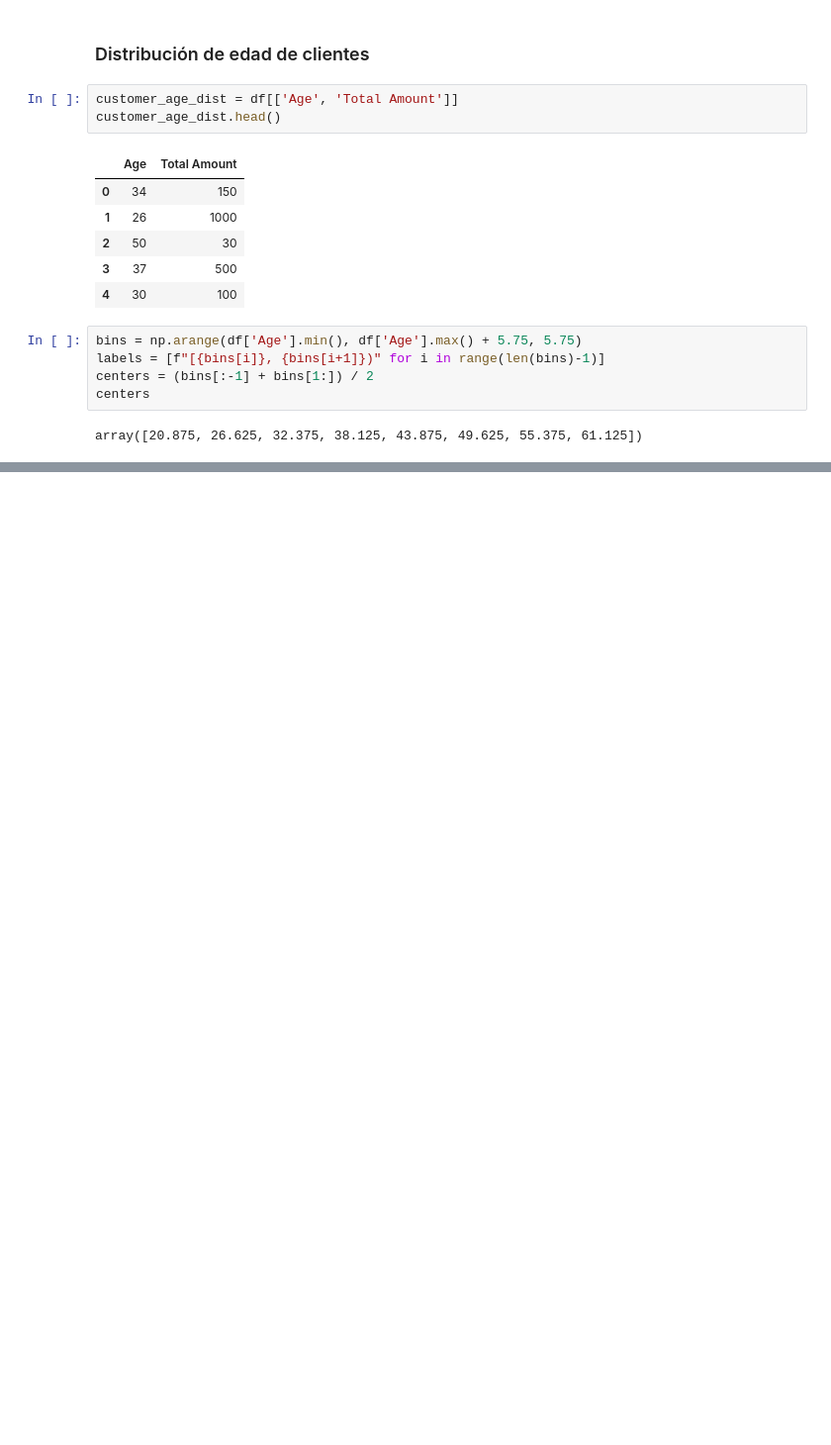
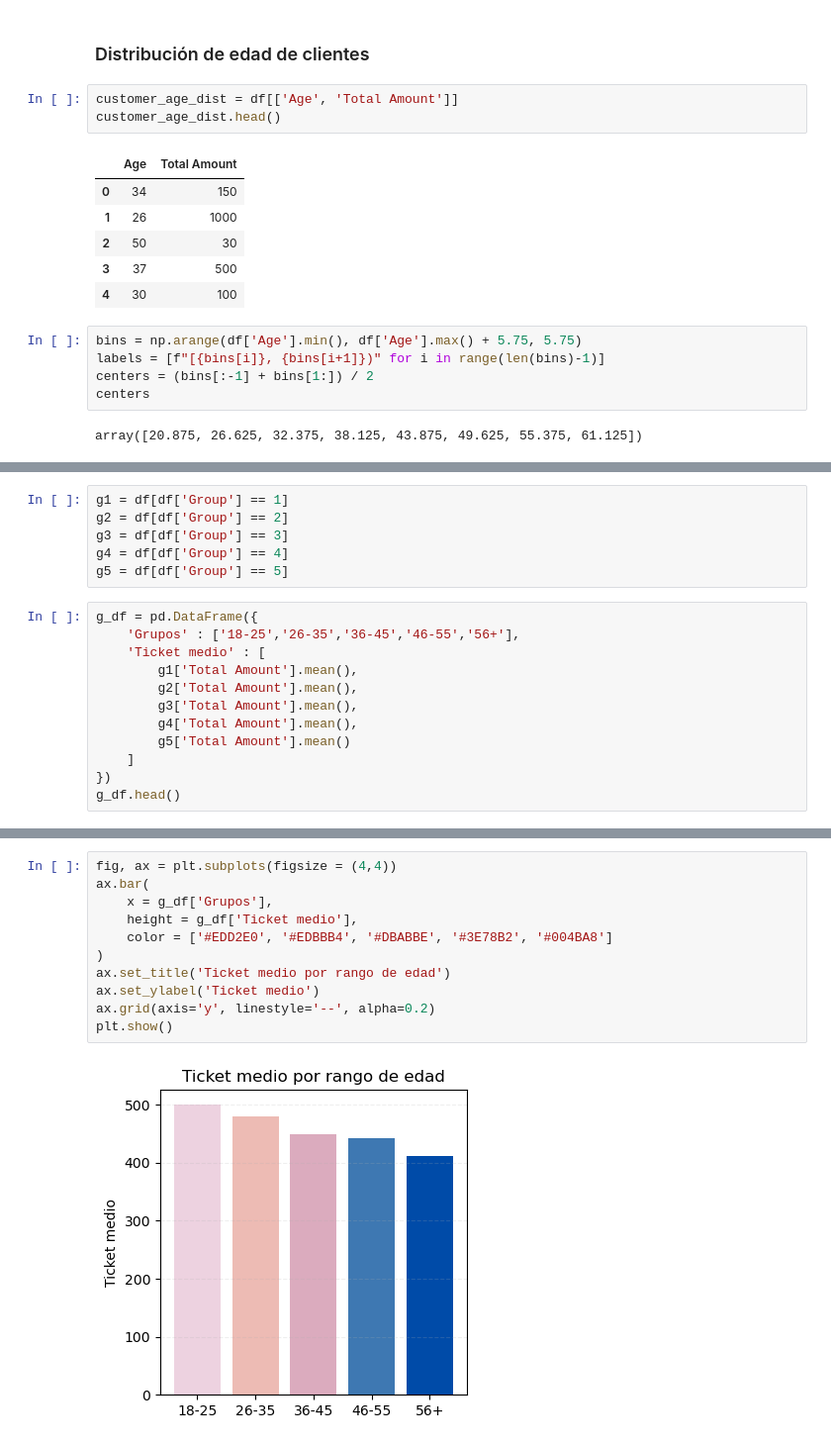
Before and after one commit to Jaumeesoleer/retail-analysis, a Jupyter notebook: notebooks/eda.ipynb, the cells around one changed output, grey strips where cells are left out. Shown at 99% size. Drawn from its saved outputs; the diff is of its cells as text; blank space fills up the shorter version.

```diff
--- a/notebooks/eda.ipynb
+++ b/notebooks/eda.ipynb
@@ -243,0 +296,18 @@ plt.show()
+# %%
+g1 = df[df['Group'] == 1]
+g2 = df[df['Group'] == 2]
+g3 = df[df['Group'] == 3]
+g4 = df[df['Group'] == 4]
+g5 = df[df['Group'] == 5]
+# %%
+g_df = pd.DataFrame({
+    'Grupos' : ['18-25','26-35','36-45','46-55','56+'],
+    'Ticket medio' : [
+        g1['Total Amount'].mean(),
+        g2['Total Amount'].mean(),
+        g3['Total Amount'].mean(),
+        g4['Total Amount'].mean(),
+        g5['Total Amount'].mean()
+    ]
+})
+g_df.head()
@@ -243,0 +321,13 @@ plt.show()
+# %%
+fig, ax = plt.subplots(figsize = (4,4))
+ax.bar(
+    x = g_df['Grupos'],
+    height = g_df['Ticket medio'],
+    color = ['#EDD2E0', '#EDBBB4', '#DBABBE', '#3E78B2', '#004BA8']
+)
+ax.set_title('Ticket medio por rango de edad')
+ax.set_ylabel('Ticket medio')
+ax.grid(axis='y', linestyle='--', alpha=0.2)
+plt.show()
+# %% [output]
+[figure, added]
```
Also changed, not shown: parts of 12 cells of this notebook.
